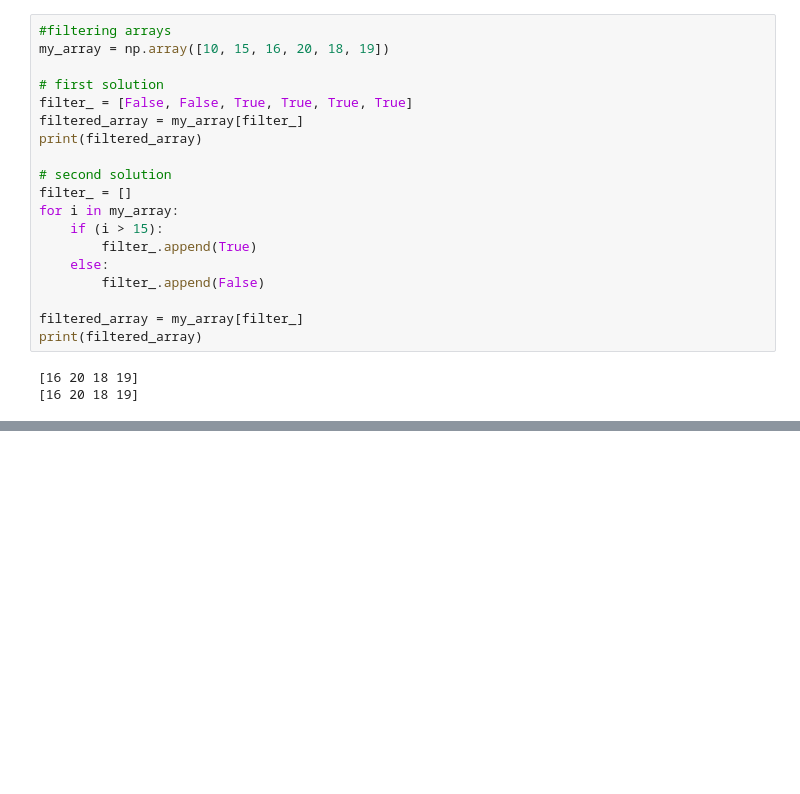
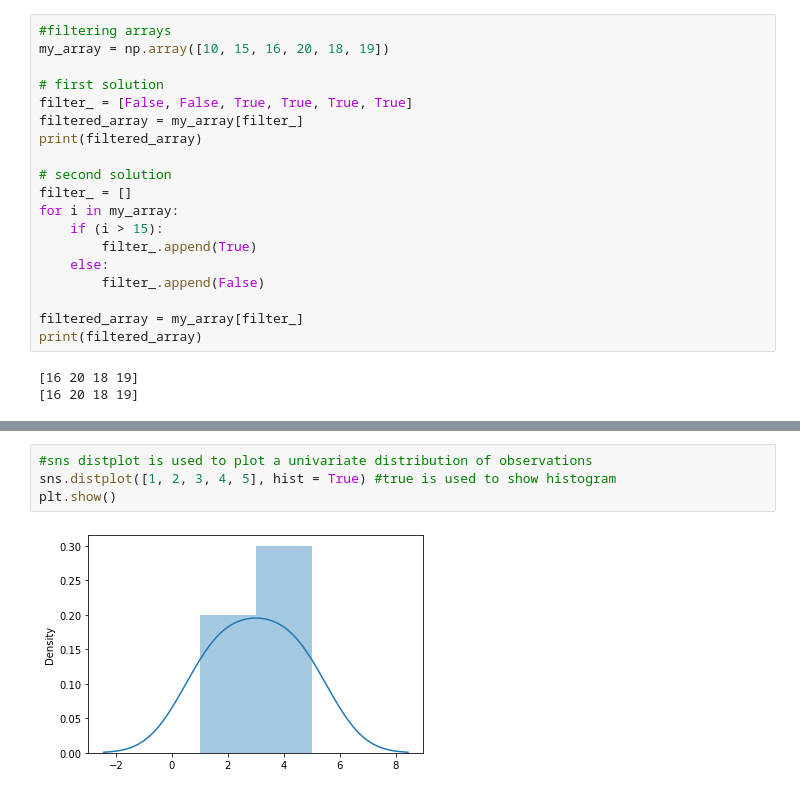
Before and after one commit to Arefe-Masnouie/python, a Jupyter notebook: numpy/numpy.ipynb, the cells around one changed output, grey strips where cells are left out. Drawn from its saved outputs; the diff is of its cells as text; blank space fills up the shorter version.

Commit message:
plotting

```diff
--- a/numpy/numpy.ipynb
+++ b/numpy/numpy.ipynb
@@ -504,0 +641,6 @@ print(filtered_array)
+# %%
+#sns distplot is used to plot a univariate distribution of observations
+sns.distplot([1, 2, 3, 4, 5], hist = True) #true is used to show histogram
+plt.show()
+# %% [output]
+[figure, added]
```
Also changed, not shown: parts of 24 cells of this notebook.
